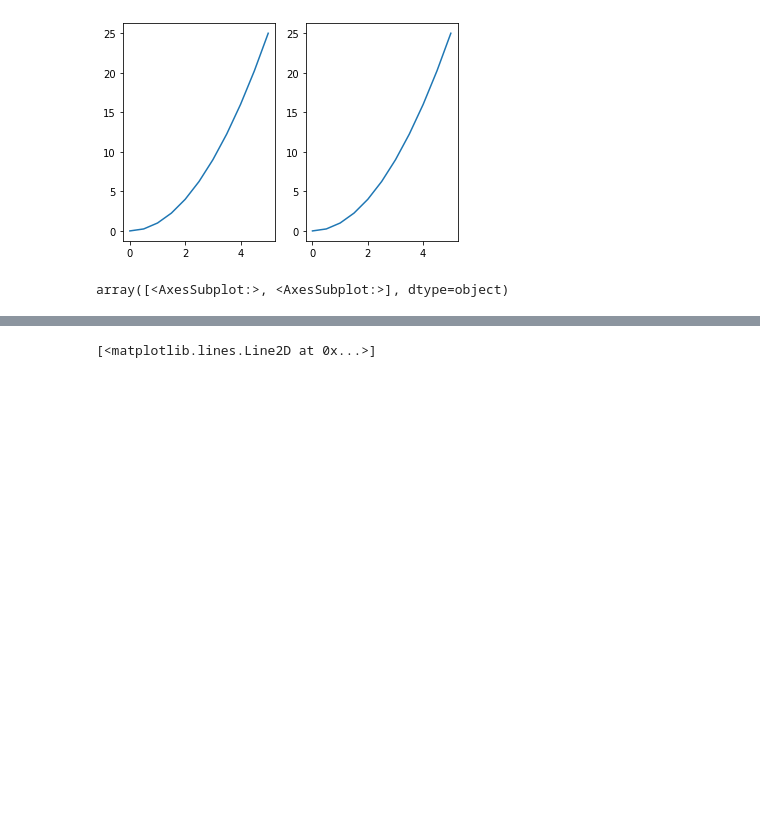
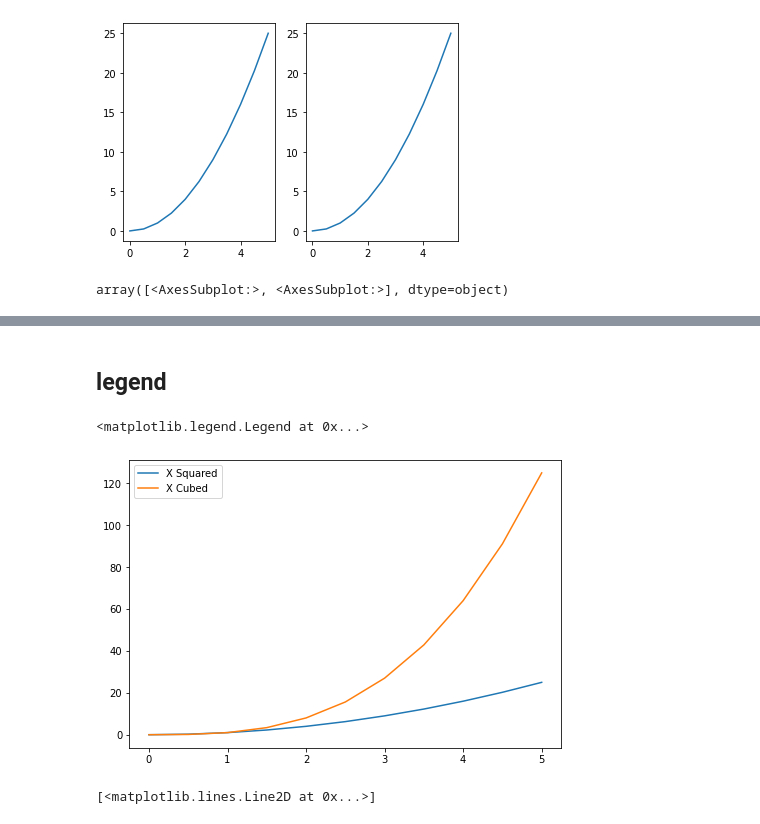
Before and after one commit to FatemeZahraFeyzi/Python-Data-Science, a Jupyter notebook: matplotlib/matplotlib.ipynb, the cells around one changed output, grey strips where cells are left out. Drawn from its saved outputs; the diff is of its cells as text; code cells hidden in the pictures; blank space fills up the shorter version.

```diff
--- a/matplotlib/matplotlib.ipynb
+++ b/matplotlib/matplotlib.ipynb
@@ -116,3 +145,18 @@ array([<AxesSubplot:>, <AxesSubplot:>], dtype=object)
+# %% [markdown]
+## legend
+# %%
+fig= plt.figure()
+ax=fig.add_axes([0,0,1,1])
+ax.plot(x,x**2,label="X Squared")
+ax.plot(x,x**3,label="X Cubed")
+# loc stands for location of the legend ==>> it will be usefull in some cases that the legend overlaped with diagram
+# loc=0 equals to automatically find best location
+ax.legend()
+#ax.legend(loc=2)
+#ax.legend(loc=(0.1,0.1)) the exact location
+# %% [output]
+<matplotlib.legend.Legend at 0x...>
+[figure, added]
 # %%
 # %% [output]
 [<matplotlib.lines.Line2D at 0x...>]
```
Also changed, not shown: parts of 7 cells of this notebook, 2 other files.
